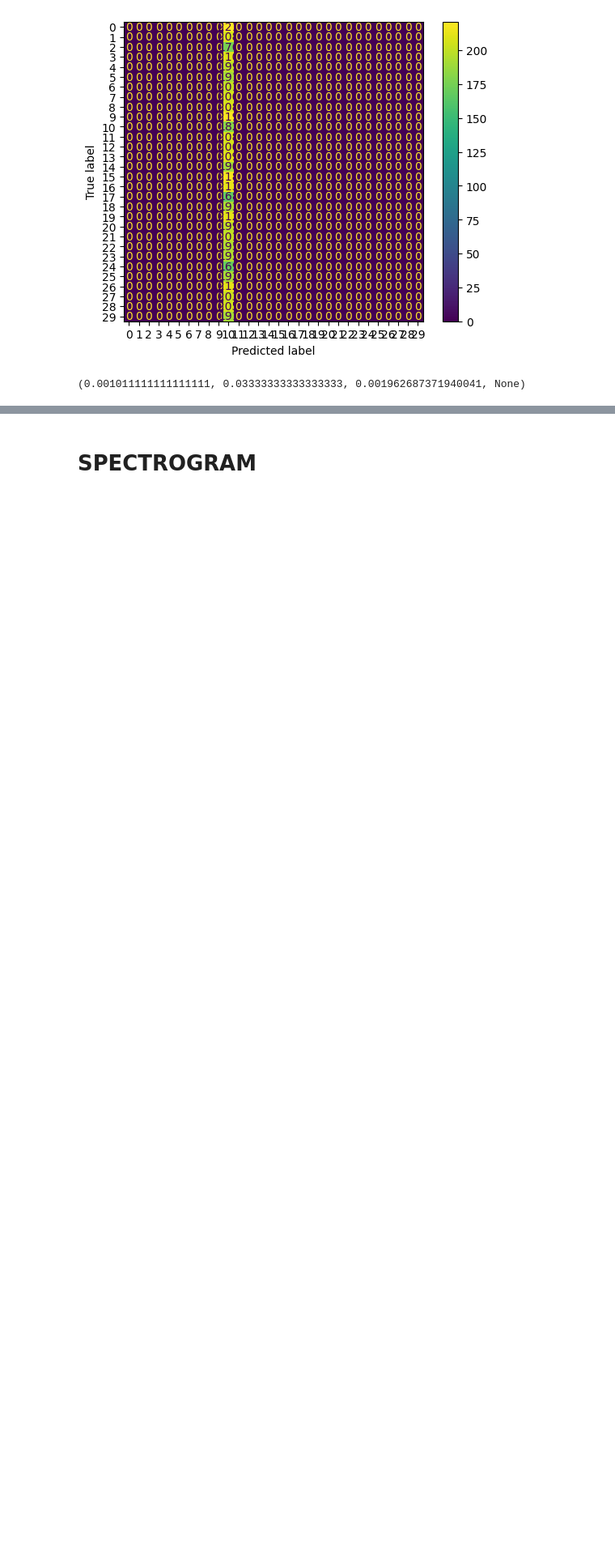
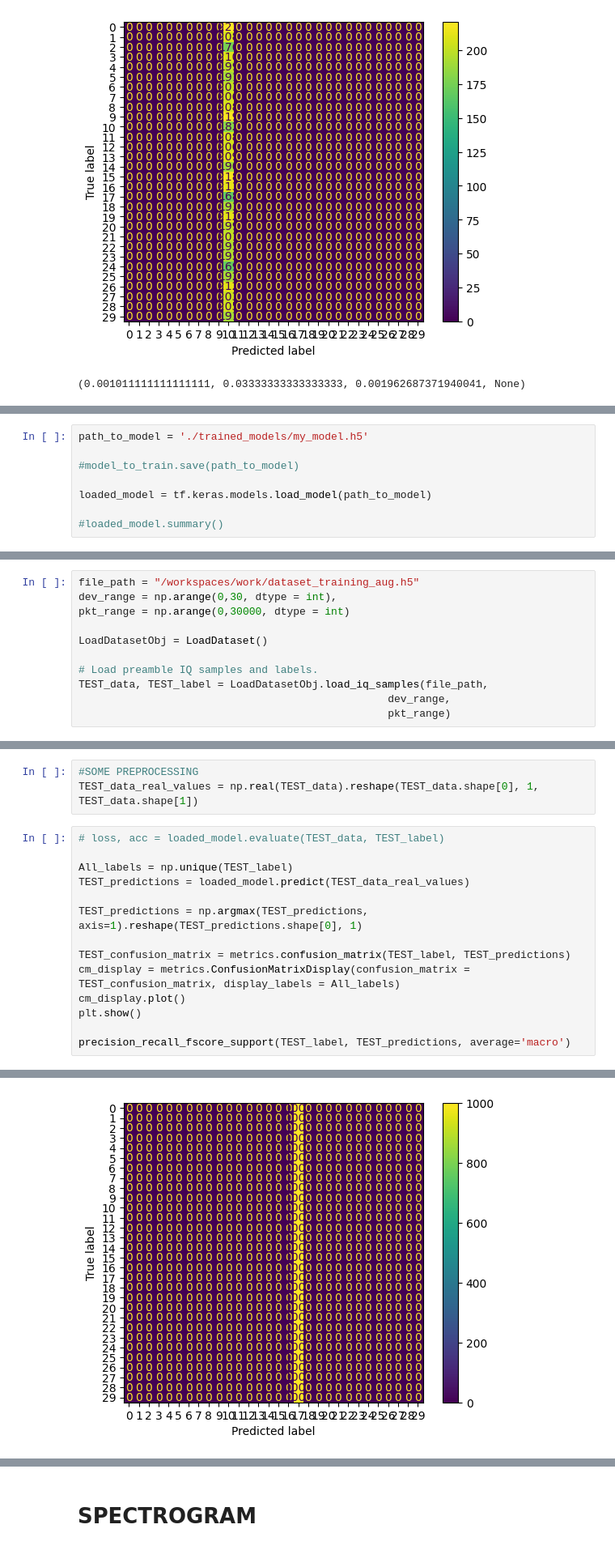
Before and after one commit to Yaw5/work, a Jupyter notebook: benjamin.ipynb, the cells around one changed output, grey strips where cells are left out. Shown at 81% size. Drawn from its saved outputs; the diff is of its cells as text; blank space fills up the shorter version.

Commit message:
saving model, loading model, classifying new dataset

```diff
--- a/benjamin.ipynb
+++ b/benjamin.ipynb
@@ -175,0 +173,8 @@ dict_keys(['accuracy', 'loss', 'val_accuracy', 'val_loss'])
+# %%
+path_to_model = './trained_models/my_model.h5'
+
+#model_to_train.save(path_to_model)
+
+loaded_model = tf.keras.models.load_model(path_to_model)
+
+#loaded_model.summary()
@@ -175,0 +183,11 @@ dict_keys(['accuracy', 'loss', 'val_accuracy', 'val_loss'])
+# %%
+file_path = "/workspaces/work/dataset_training_aug.h5"
+dev_range = np.arange(0,30, dtype = int),
+pkt_range = np.arange(0,30000, dtype = int)
+
+LoadDatasetObj = LoadDataset()
+
+# Load preamble IQ samples and labels.
+TEST_data, TEST_label = LoadDatasetObj.load_iq_samples(file_path,
+                                                 dev_range,
+                                                 pkt_range)
@@ -175,0 +196,18 @@ dict_keys(['accuracy', 'loss', 'val_accuracy', 'val_loss'])
+# %%
+#SOME PREPROCESSING
+TEST_data_real_values = np.real(TEST_data).reshape(TEST_data.shape[0], 1, TEST_data.shape[1])
+# %%
+# loss, acc = loaded_model.evaluate(TEST_data, TEST_label)
+
+All_labels = np.unique(TEST_label)
+TEST_predictions = loaded_model.predict(TEST_data_real_values)
+
+TEST_predictions = np.argmax(TEST_predictions, axis=1).reshape(TEST_predictions.shape[0], 1)
+
+TEST_confusion_matrix = metrics.confusion_matrix(TEST_label, TEST_predictions)
+cm_display = metrics.ConfusionMatrixDisplay(confusion_matrix = TEST_confusion_matrix, display_labels = All_labels)
+cm_display.plot()
+plt.show()
+
+precision_recall_fscore_support(TEST_label, TEST_predictions, average='macro')
+# %% [output]
@@ -175,0 +215 @@ dict_keys(['accuracy', 'loss', 'val_accuracy', 'val_loss'])
+[figure, added]
```
Also changed, not shown: parts of 12 cells of this notebook, 2 other files.
